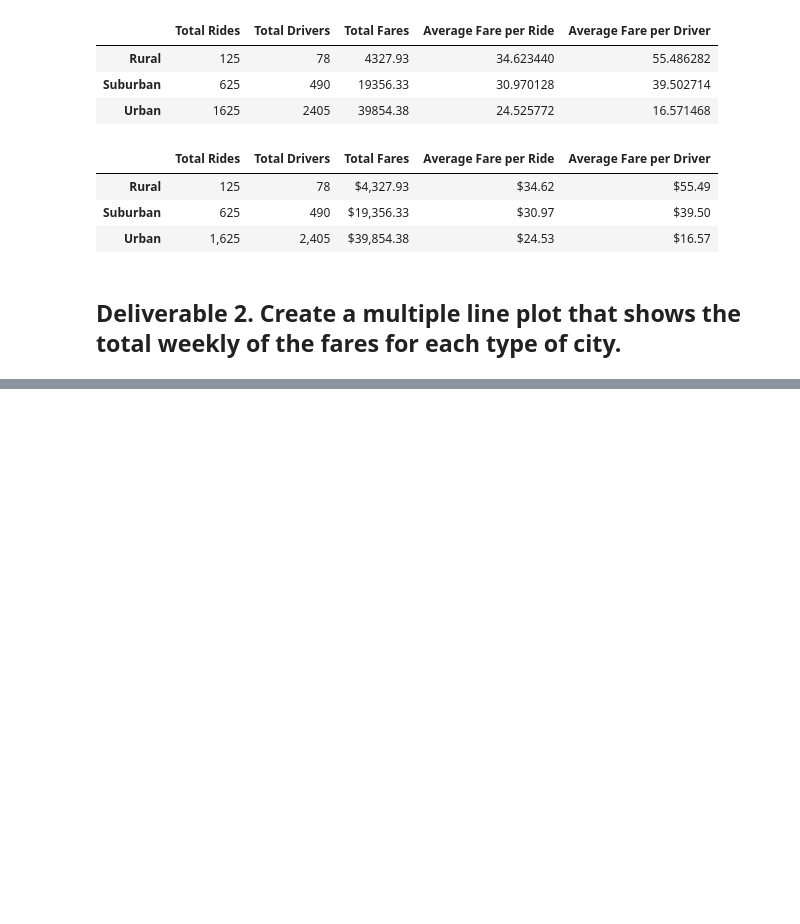
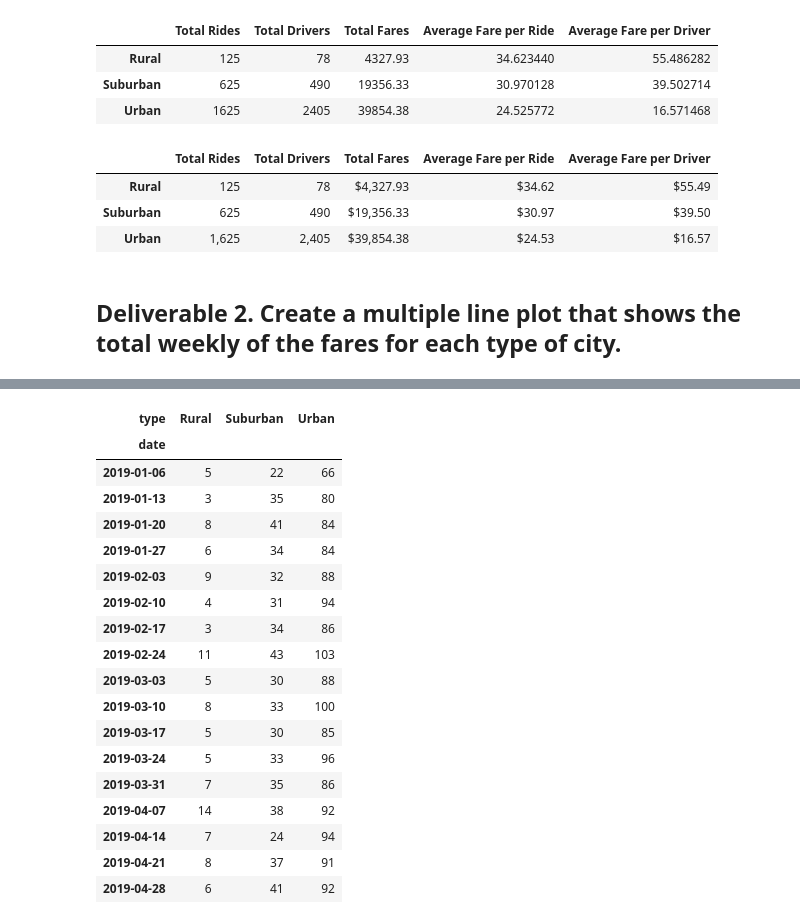
Before and after one commit to Maureen220/PyBer_Analysis, a Jupyter notebook: PyBer_Challenge.ipynb, the cells around one changed output, grey strips where cells are left out. Drawn from its saved outputs; the diff is of its cells as text; code cells hidden in the pictures; blank space fills up the shorter version.

Commit message:
created a pivot table for the sum of fares by city type and reformatted to show the index by the week.

```diff
--- a/PyBer_Challenge.ipynb
+++ b/PyBer_Challenge.ipynb
@@ -108,3 +134,4 @@ pyber_summary_df
 # %%
 # 3. Reset the index on the DataFrame you created in #1. This is needed to use the 'pivot()' function.
-# df = df.reset_index()
+pyber_sum_of_fares_df = pyber_sum_of_fares_df.reset_index()
+pyber_sum_of_fares_df
@@ -111,3 +152,5 @@ pyber_summary_df
 # %%
 # 4. Create a pivot table with the 'date' as the index, the columns ='type', and values='fare'
 # to get the total fares for each type of city by the date.
+pyber_sum_of_fares_pivot = pyber_sum_of_fares_df.pivot(index="date", columns="type", values="fare")
+pyber_sum_of_fares_pivot.head(20)
@@ -114,2 +176,4 @@ pyber_summary_df
 # %%
 # 5. Create a new DataFrame from the pivot table DataFrame using loc on the given dates, '2019-01-01':'2019-04-29'.
+fares_Jan_April = pyber_sum_of_fares_pivot.loc['2019-01-01':'2019-04-29']
+fares_Jan_April
@@ -116,3 +195,5 @@ pyber_summary_df
 # %%
 # 6. Set the "date" index to datetime datatype. This is necessary to use the resample() method in Step 8.
-# df.index = pd.to_datetime(df.index)
+#df.index = pd.to_datetime(df.index)
+fares_Jan_April.index = pd.to_datetime(fares_Jan_April.index)
+fares_Jan_April
@@ -121,5 +229,27 @@ pyber_summary_df
 # %%
 # 8. Create a new DataFrame using the "resample()" function by week 'W' and get the sum of the fares for each week.
+fares_Jan_April = fares_Jan_April.resample('W').count()
+fares_Jan_April
+# %% [output]
+| type | Rural | Suburban | Urban |
+| date |  |  |  |
+| 2019-01-06 | 5 | 22 | 66 |
+| 2019-01-13 | 3 | 35 | 80 |
+| 2019-01-20 | 8 | 41 | 84 |
+| 2019-01-27 | 6 | 34 | 84 |
+| 2019-02-03 | 9 | 32 | 88 |
+| 2019-02-10 | 4 | 31 | 94 |
+| 2019-02-17 | 3 | 34 | 86 |
+| 2019-02-24 | 11 | 43 | 103 |
+| 2019-03-03 | 5 | 30 | 88 |
+| 2019-03-10 | 8 | 33 | 100 |
+| 2019-03-17 | 5 | 30 | 85 |
+| 2019-03-24 | 5 | 33 | 96 |
+| 2019-03-31 | 7 | 35 | 86 |
+| 2019-04-07 | 14 | 38 | 92 |
+| 2019-04-14 | 7 | 24 | 94 |
+| 2019-04-21 | 8 | 37 | 91 |
+| 2019-04-28 | 6 | 41 | 92 |
 # %%
 # 8. Using the object-oriented interface method, plot the resample DataFrame using the df.plot() function.
 
```
Also changed, not shown: parts of 8 cells of this notebook.
